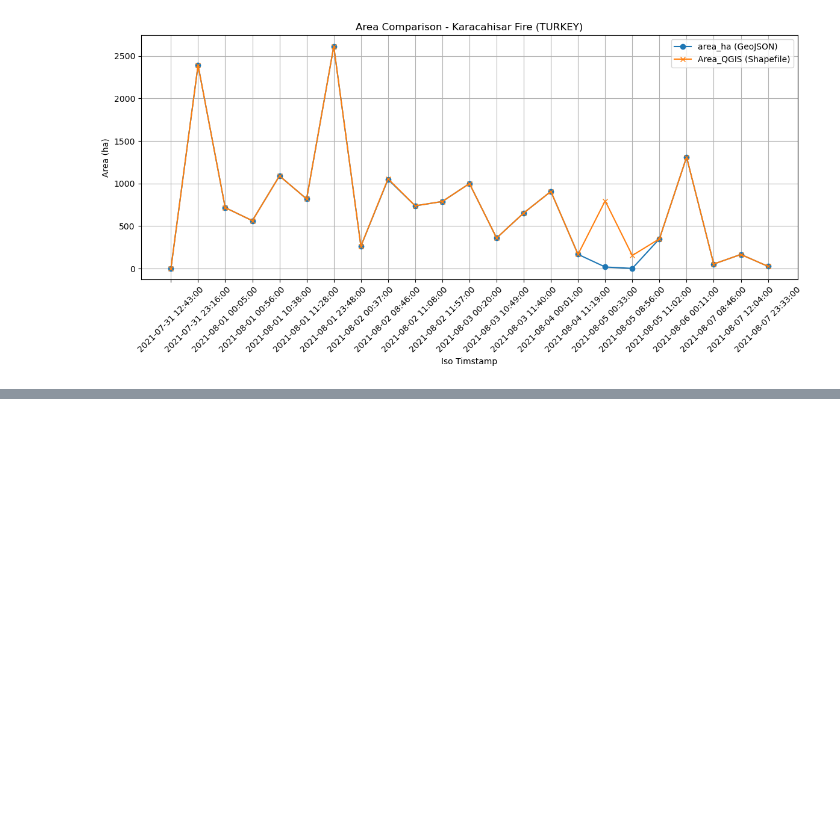
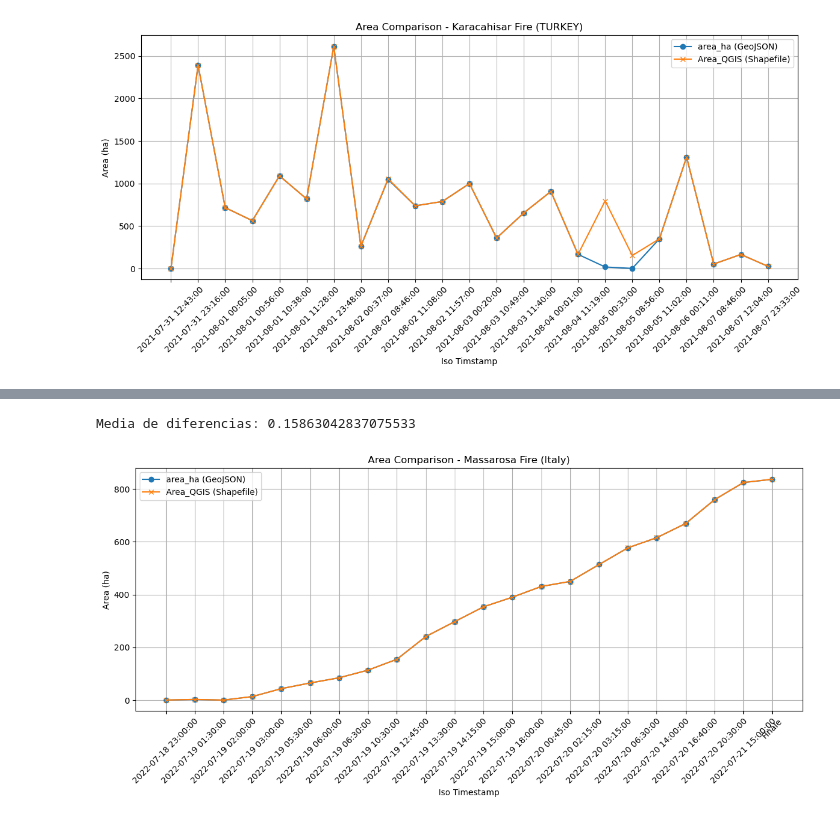
Before and after one commit to PAULA-OLI/Geo_Data_NERO, a Jupyter notebook: Mean_Area_Difference.ipynb, the cells around one changed output, grey strips where cells are left out. Saved outputs shown, nothing was run; the diff lists cells and outputs as text; code cells hidden in the pictures; blank space fills up the shorter version.

Commit message:
working on graphs

```diff
--- a/Mean_Area_Difference.ipynb
+++ b/Mean_Area_Difference.ipynb
@@ -102,0 +158,54 @@ See the caveats in the documentation: https://pandas.pydata.org/pandas-docs/stab
+# %%
+import matplotlib.pyplot as plt
+
+# Reemplazar comas y convertir áreas a float
+df_shp_grouped['Area_QGIS'] = df_shp_grouped['Area_QGIS'].astype(str).str.replace(',', '.').astype(float)
+df_json_grouped['area_ha'] = df_json_grouped['area_ha'].astype(str).str.replace(',', '.').astype(float)
+
+# Calcular diferencia y media (ya hecho antes, pero por seguridad)
+df_merged['diferencia'] = df_merged['Area_QGIS'] - df_merged['area_ha']
+media_diferencias = df_merged['diferencia'].mean()
+print("Media de diferencias:", media_diferencias)
+
+# Crear una columna auxiliar para ordenar (Fechas normales primero, 'Finale' al final)
+def sort_helper(x):
+    if x == 'Finale':
+        return pd.Timestamp.max
+    else:
+        return x
+
+df_merged['sort_key'] = df_merged['Name'].apply(sort_helper)
+
+# Ordenar por la columna auxiliar
+df_merged = df_merged.sort_values(by='sort_key')
+
+# Eliminar la columna auxiliar para limpieza
+df_merged = df_merged.drop(columns=['sort_key'])
+
+
+# Ordenar por 'Name' para mantener el orden lógico
+#df_merged = df_merged.sort_values(by='Name')
+
+plt.figure(figsize=(12,6))
+
+# Posiciones equiespaciadas para eje X
+posiciones = list(range(len(df_merged)))
+
+plt.plot(posiciones, df_merged['area_ha'], marker='o', label='area_ha (GeoJSON)')
+plt.plot(posiciones, df_merged['Area_QGIS'], marker='x', label='Area_QGIS (Shapefile)')
+
+plt.xlabel('Iso Timestamp')
+plt.ylabel('Area (ha)')
+plt.title('Area Comparison - Massarosa Fire (Italy)')
+plt.legend()
+plt.grid()
+
+# Usar etiquetas completas como string para eje X
+fechas = df_merged['Name'].astype(str).tolist()
+plt.xticks(ticks=posiciones, labels=fechas, rotation=45)
+
+plt.tight_layout()
+plt.show()
+# %% [output]
+Media de diferencias: 0.15863042837075533
+[figure, added]
```
Also changed, not shown: parts of 3 cells of this notebook.
